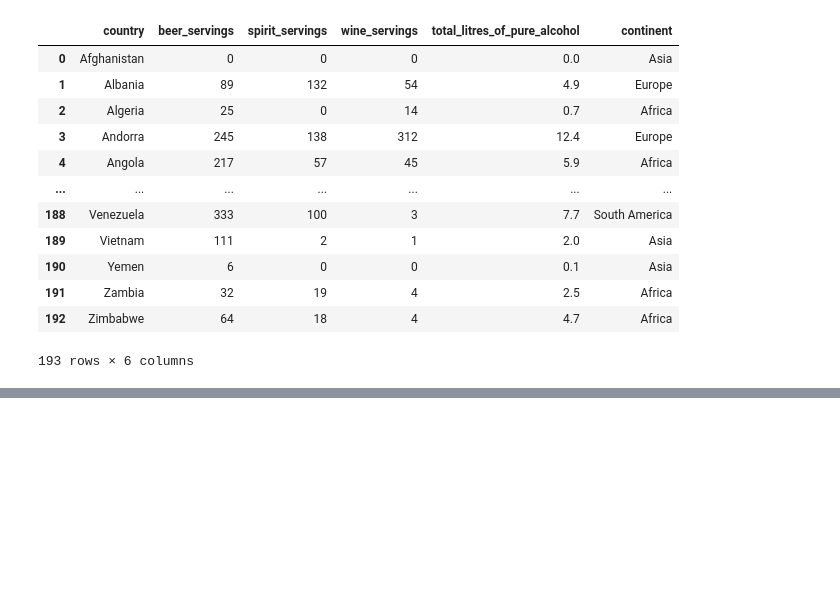
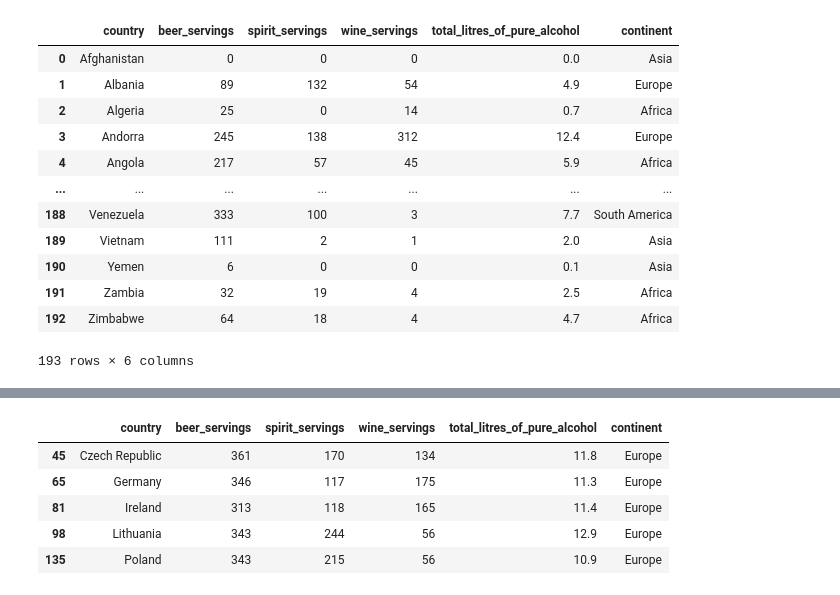
Before and after one commit to tomasz450/Analiza-danych-w-Python-2025-11-17-local, a Jupyter notebook: 3. Pandas/Pandas.ipynb, the cells around one changed output, grey strips where cells are left out. Saved outputs shown, nothing was run; the diff lists cells and outputs as text; code cells hidden in the pictures; blank space fills up the shorter version.

```diff
--- a/3. Pandas/Pandas.ipynb
+++ b/3. Pandas/Pandas.ipynb
@@ -1030,0 +1111,9 @@ drinks
+# %%
+drinks_europe[drinks_europe.beer_servings >= 300]
+# %% [output]
+|  | country | beer_servings | spirit_servings | wine_servings | total_litres_of_pure_alcohol | continent |
+| 45 | Czech Republic | 361 | 170 | 134 | 11.8 | Europe |
+| 65 | Germany | 346 | 117 | 175 | 11.3 | Europe |
+| 81 | Ireland | 313 | 118 | 165 | 11.4 | Europe |
+| 98 | Lithuania | 343 | 244 | 56 | 12.9 | Europe |
+| 135 | Poland | 343 | 215 | 56 | 10.9 | Europe |
```
Also changed, not shown: parts of 8 cells of this notebook, 1 other file.
